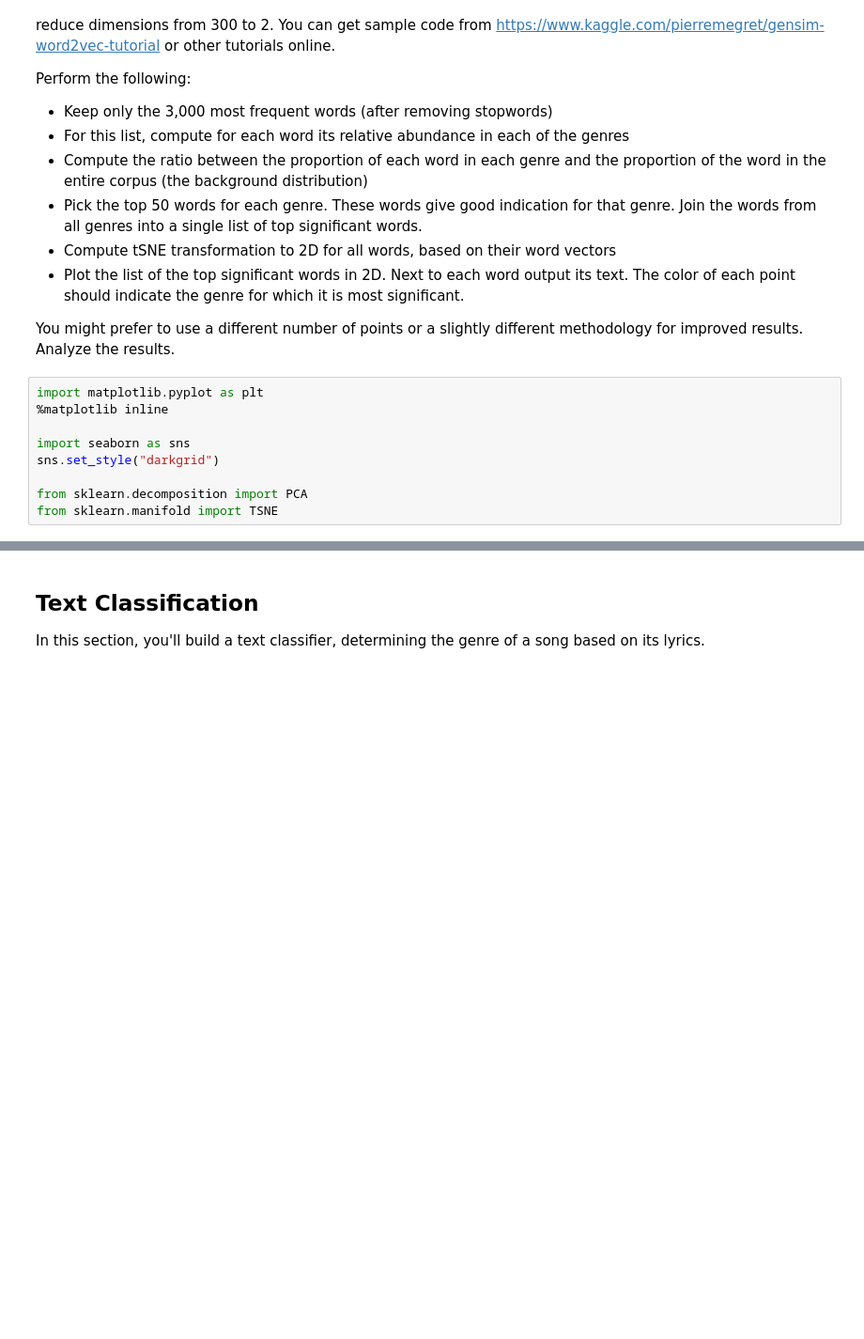
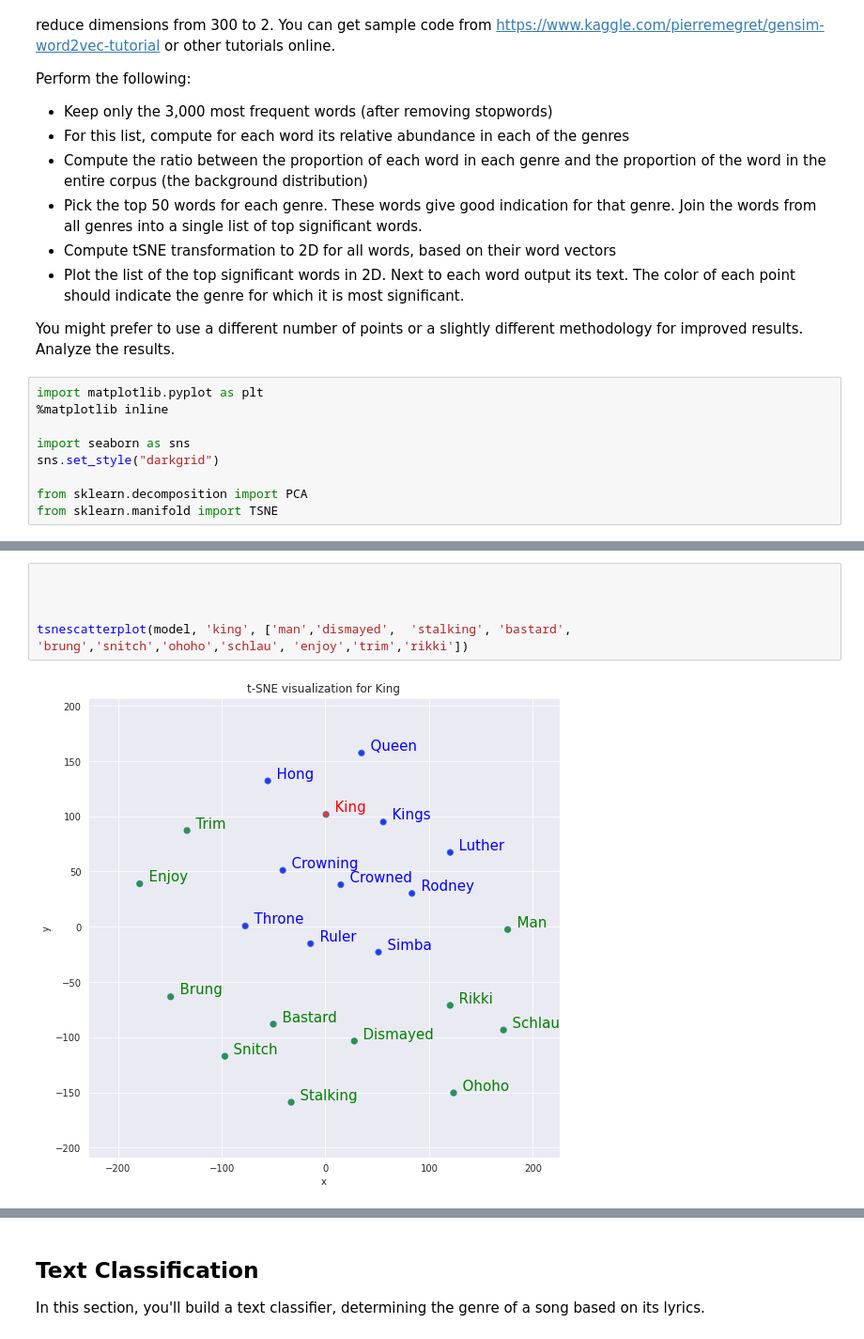
Before and after one commit to GreJerdev/Y-data, a Jupyter notebook: dl/home_work3/DL_word_embedding_assignment.ipynb, the cells around one changed output, grey strips where cells are left out. Shown at 94% size. Drawn from its saved outputs; the diff is of its cells as text; blank space fills up the shorter version.

```diff
--- a/dl/home_work3/DL_word_embedding_assignment.ipynb
+++ b/dl/home_work3/DL_word_embedding_assignment.ipynb
@@ -414,0 +494,7 @@ from sklearn.manifold import TSNE
+# %%
+
+
+
+tsnescatterplot(model, 'king', ['man','dismayed',  'stalking', 'bastard',  'brung','snitch','ohoho','schlau', 'enjoy','trim','rikki'])
+# %% [output]
+[figure, added]
```
Also changed, not shown: parts of 4 cells of this notebook.
